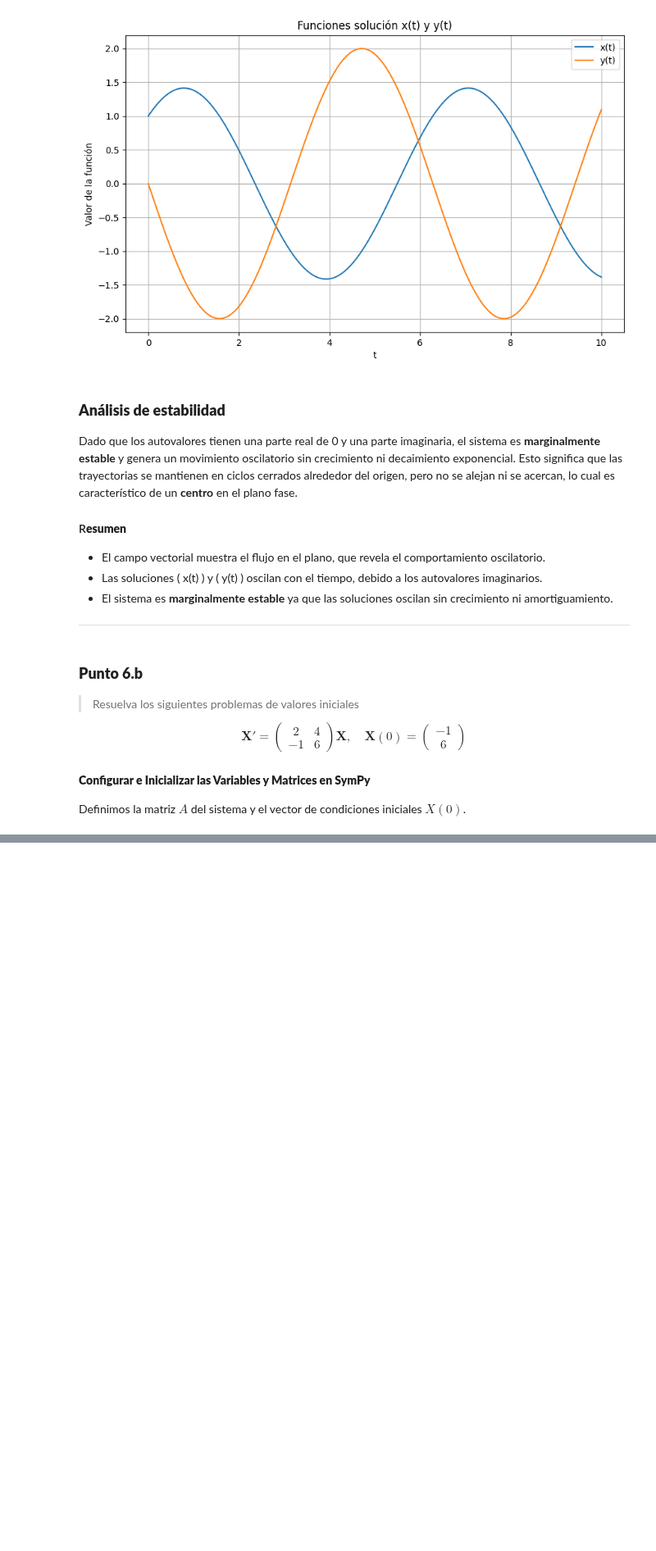
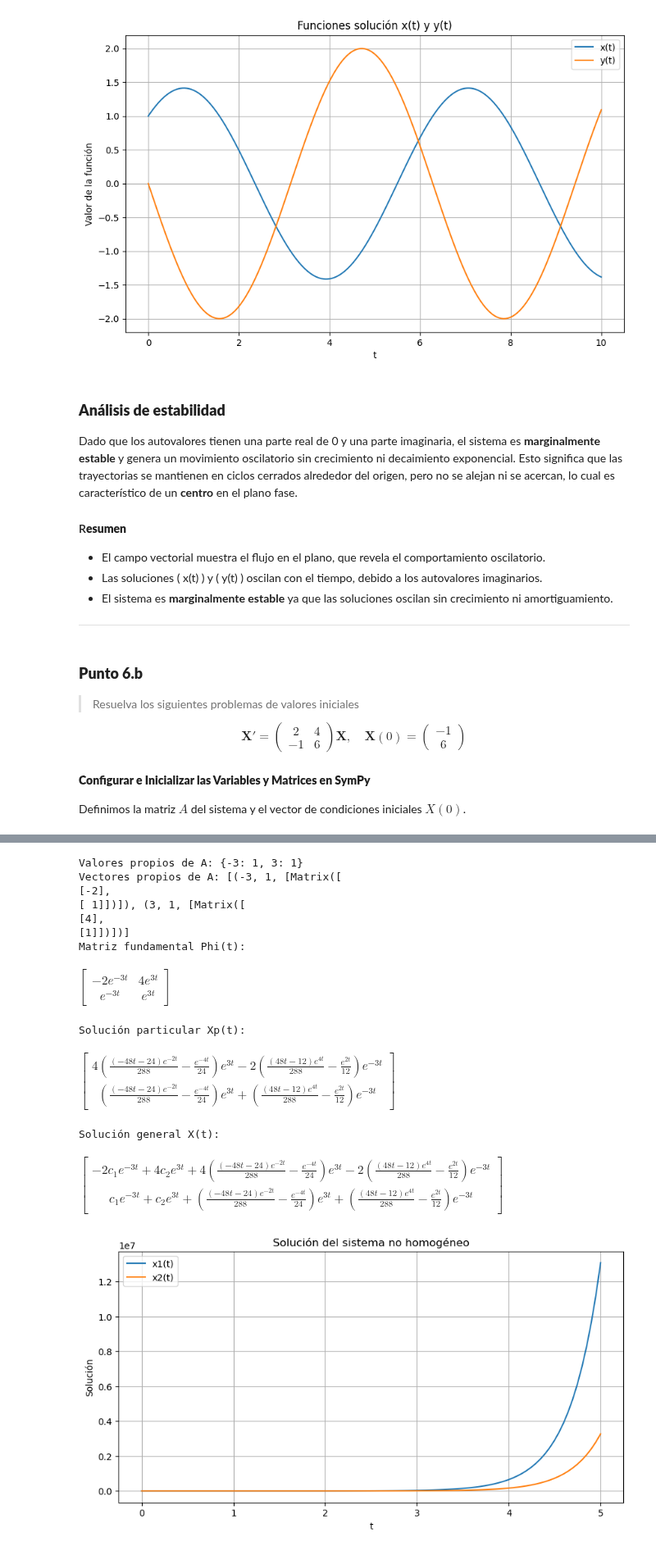
Before and after one commit to FranDSchz/TPI-Analisis-numerico, a Jupyter notebook: notebooks/ActAplicacion.ipynb, the cells around one changed output, grey strips where cells are left out. Shown at 82% size. Drawn from its saved outputs; the diff is of its cells as text; code cells hidden in the pictures; blank space fills up the shorter version.

```diff
--- a/notebooks/ActAplicacion.ipynb
+++ b/notebooks/ActAplicacion.ipynb
@@ -493,0 +504,79 @@ Definimos la matriz $A$ del sistema y el vector de condiciones iniciales $X(0)$.
+# %%
+import numpy as np
+import sympy as sp
+import matplotlib.pyplot as plt
+
+# Definimos la matriz A y el vector de términos independientes B(t)
+A = sp.Matrix([[1, 8], [1, -1]])
+B = sp.Matrix([sp.exp(-sp.Symbol('t')), sp.Symbol('t') * sp.exp(sp.Symbol('t'))])
+
+# Paso 1: Resolver el sistema homogéneo asociado (X' = A * X)
+# Calculamos los valores y vectores propios de A
+eigvals = A.eigenvals()
+eigvecs = A.eigenvects()
+
+print("Valores propios de A:", eigvals)
+print("Vectores propios de A:", eigvecs)
+
+# Paso 2: Construir la matriz fundamental
+t = sp.symbols('t')
+solutions_homogeneous = []
+for eigen in eigvecs:
+    lam = eigen[0]  # valor propio
+    vec = eigen[2][0]  # vector propio correspondiente
+    sol = sp.exp(lam * t) * vec  # solución del sistema homogéneo
+    solutions_homogeneous.append(sol)
+
+# Creamos la matriz fundamental Φ(t)
+Phi = sp.Matrix.hstack(*solutions_homogeneous)
+print("Matriz fundamental Phi(t):")
+display(Phi)
+
+# Paso 3: Método de variación de parámetros
+# Encontrar Phi_inv y Phi_inv * B
+Phi_inv = Phi.inv()
+u_prime = Phi_inv * B
+u = sp.integrate(u_prime, t)  # Integrar para obtener u(t)
+X_particular = Phi * u  # Solución particular
+print("Solución particular Xp(t):")
+display(X_particular)
+
+# Paso 4: Solución general
+X_general = Phi * sp.Matrix(sp.symbols('c1 c2')) + X_particular
+print("Solución general X(t):")
+display(X_general)
+
+# Asignamos valores específicos a las constantes c1 y c2
+X_general_numeric = X_general.subs({'c1': 1, 'c2': 1})
+
+# Para visualizar los resultados, convertimos las expresiones a funciones numéricas y graficamos.
+t_vals = np.linspace(0, 5, 100)
+x1_func = sp.lambdify(t, X_general_numeric[0], 'numpy')
+x2_func = sp.lambdify(t, X_general_numeric[1], 'numpy')
+
+x1_vals = x1_func(t_vals)
+x2_vals = x2_func(t_vals)
+
+plt.figure(figsize=(10, 5))
+plt.plot(t_vals, x1_vals, label="x1(t)")
+plt.plot(t_vals, x2_vals, label="x2(t)")
+plt.xlabel("t")
+plt.ylabel("Solución")
+plt.legend()
+plt.title("Solución del sistema no homogéneo")
+plt.grid()
+plt.show()
+# %% [output]
+Valores propios de A: {-3: 1, 3: 1}
+Vectores propios de A: [(-3, 1, [Matrix([
+[-2],
+[ 1]])]), (3, 1, [Matrix([
+[4],
+[1]])])]
+Matriz fundamental Phi(t):
+$\displaystyle \left[\begin{matrix}- 2 e^{- 3 t} & 4 e^{3 t}\\e^{- 3 t} & e^{3 t}\end{matrix}\right]$
+Solución particular Xp(t):
+$\displaystyle \left[\begin{matrix}4 \left(\frac{\left(- 48 t - 24\right) e^{- 2 t}}{288} - \frac{e^{- 4 t}}{24}\right) e^{3 t} - 2 \left(\frac{\left(48 t - 12\right) e^{4 t}}{288} - \frac{e^{2 t}}{12}\right) e^{- 3 t}\\\left(\frac{\left(- 48 t - 24\right) e^{- 2 t}}{288} - \frac{e^{- 4 t}}{24}\right) e^{3 t} + \left(\frac{\left(48 t - 12\right) e^{4 t}}{288} - \frac{e^{2 t}}{12}\right) e^{- 3 t}\end{matrix}\right]$
+Solución general X(t):
+$\displaystyle \left[\begin{matrix}- 2 c_{1} e^{- 3 t} + 4 c_{2} e^{3 t} + 4 \left(\frac{\left(- 48 t - 24\right) e^{- 2 t}}{288} - \frac{e^{- 4 t}}{24}\right) e^{3 t} - 2 \left(\frac{\left(48 t - 12\right) e^{4 t}}{288} - \frac{e^{2 t}}{12}\right) e^{- 3 t}\\c_{1} e^{- 3 t} + c_{2} e^{3 t} + \left(\frac{\left(- 48 t - 24\right) e^{- 2 t}}{288} - \frac{e^{- 4 t}}{24}\right) e^{3 t} + \left(\frac{\left(48 t - 12\right) e^{4 t}}{288} - \frac{e^{2 t}}{12}\right) e^{- 3 t}\end{matrix}\right]$
+[figure, added]
```
Also changed, not shown: parts of 2 cells of this notebook.
